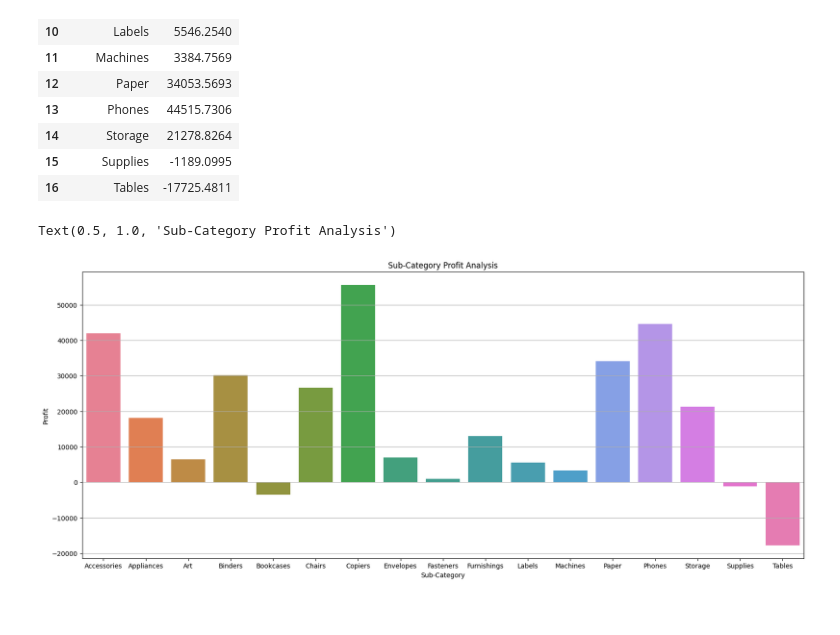
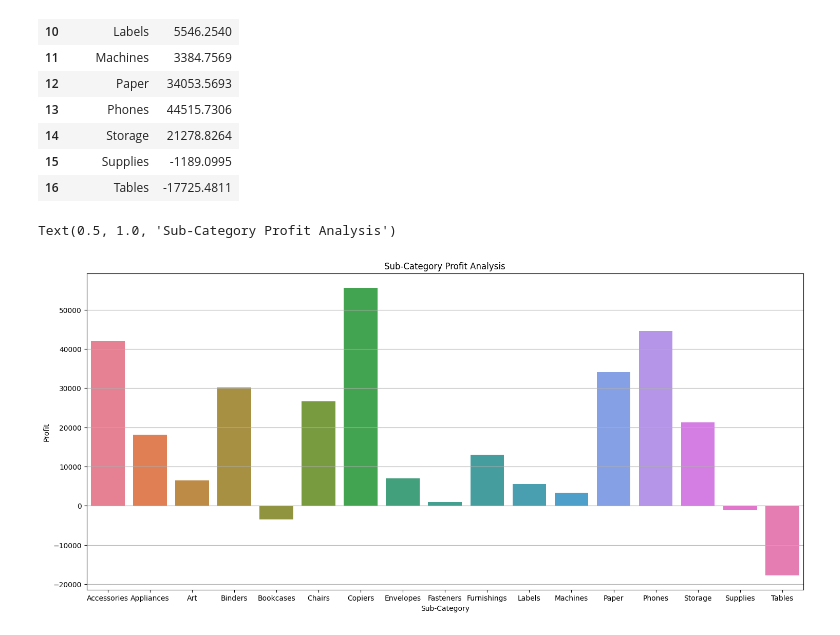
Before and after one commit to rahulghoshal/Superstore_Sales_Analysis, a Jupyter notebook: store_analysis.ipynb, the cells around one changed output. Cells and saved outputs as stored; diff of their text form; code cells hidden in the pictures.

```diff
--- a/store_analysis.ipynb
+++ b/store_analysis.ipynb
@@ -449,12 +449,12 @@ profit_by_subcat
 | 15 | Supplies | -1189.0995 |
 | 16 | Tables | -17725.4811 |
 # %%
-plt.figure(figsize=(20,8))
+plt.figure(figsize=(18,8))
 plt.grid()
 sns.barplot(data=profit_by_subcat,x='sub_category',y='profit',hue='sub_category')
 plt.xlabel('Sub-Category')
 plt.ylabel('Profit')
 plt.title('Sub-Category Profit Analysis')
 # %% [output]
 Text(0.5, 1.0, 'Sub-Category Profit Analysis')
-[figure, old version]
+[figure, new version]
```
Also changed, not shown: parts of 6 cells of this notebook.
